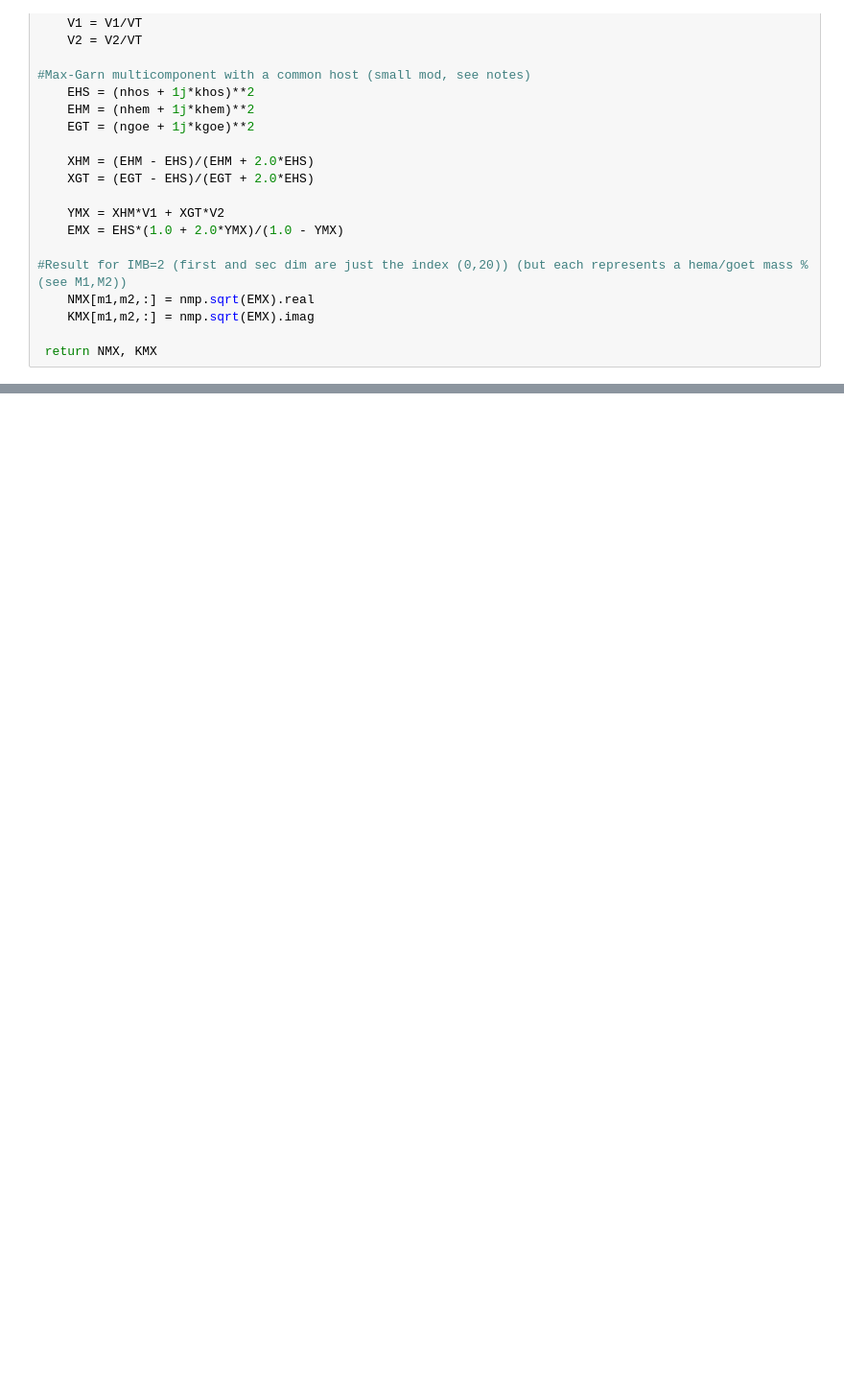
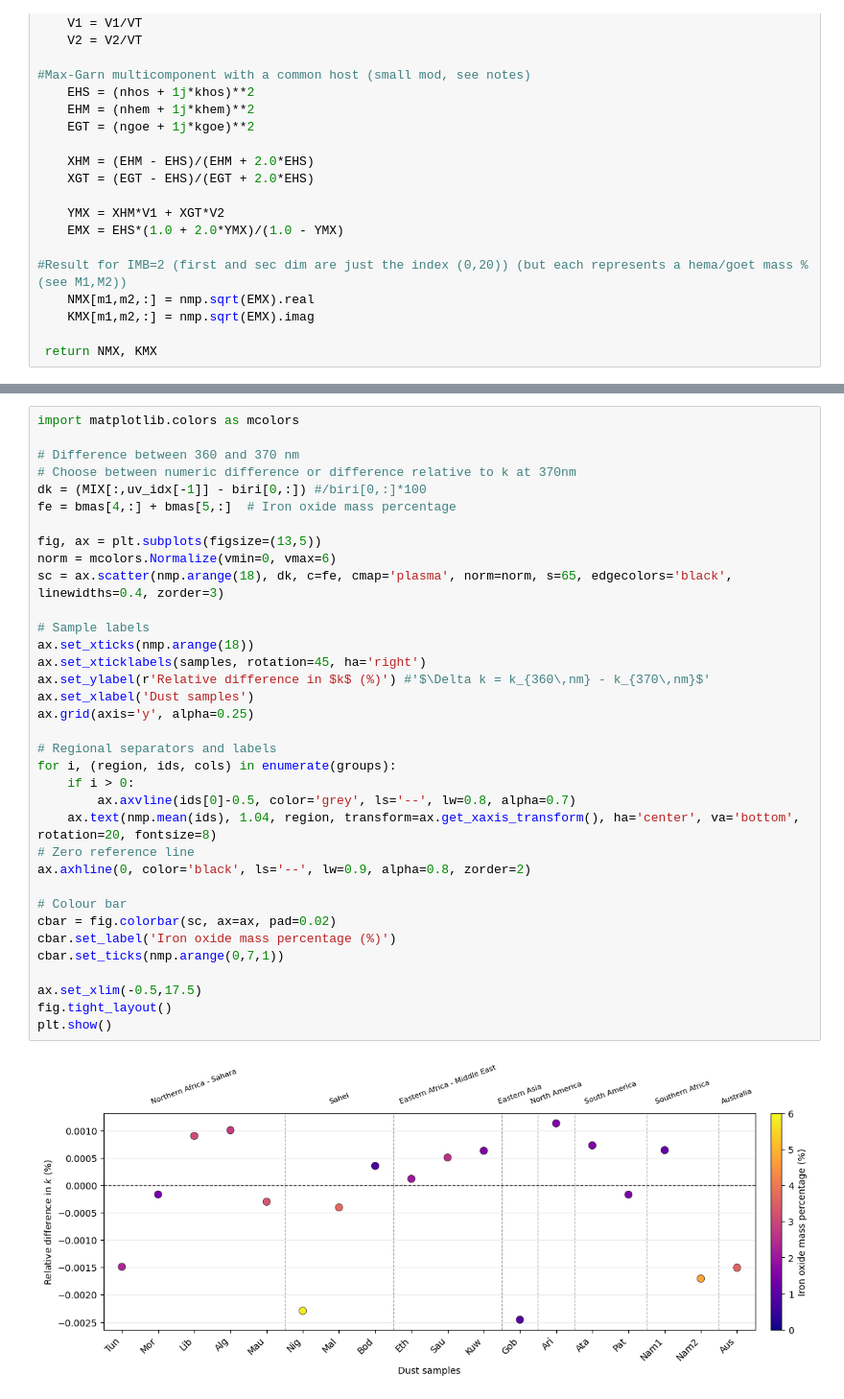
Before and after one commit to mike-wazowski-13/BSC_Secondment, a Jupyter notebook: DB19_k_ext_UV.ipynb, the cells around one changed output, grey strips where cells are left out. Shown at 96% size. Cells and saved outputs as stored; diff of their text form; blank space fills up the shorter version.

```diff
--- a/DB19_k_ext_UV.ipynb
+++ b/DB19_k_ext_UV.ipynb
@@ -567,0 +517,37 @@ Wavelengths [nm]: [320. 330. 340. 350. 360.]
+# %%
+import matplotlib.colors as mcolors
+
+# Difference between 360 and 370 nm
+# Choose between numeric difference or difference relative to k at 370nm
+dk = (MIX[:,uv_idx[-1]] - biri[0,:]) #/biri[0,:]*100
+fe = bmas[4,:] + bmas[5,:]  # Iron oxide mass percentage
+
+fig, ax = plt.subplots(figsize=(13,5))
+norm = mcolors.Normalize(vmin=0, vmax=6)
+sc = ax.scatter(nmp.arange(18), dk, c=fe, cmap='plasma', norm=norm, s=65, edgecolors='black', linewidths=0.4, zorder=3)
+
+# Sample labels
+ax.set_xticks(nmp.arange(18))
+ax.set_xticklabels(samples, rotation=45, ha='right')
+ax.set_ylabel(r'Relative difference in $k$ (%)') #'$\Delta k = k_{360\,nm} - k_{370\,nm}$'
+ax.set_xlabel('Dust samples')
+ax.grid(axis='y', alpha=0.25)
+
+# Regional separators and labels
+for i, (region, ids, cols) in enumerate(groups):
+    if i > 0:
+        ax.axvline(ids[0]-0.5, color='grey', ls='--', lw=0.8, alpha=0.7)
+    ax.text(nmp.mean(ids), 1.04, region, transform=ax.get_xaxis_transform(), ha='center', va='bottom', rotation=20, fontsize=8)
+# Zero reference line
+ax.axhline(0, color='black', ls='--', lw=0.9, alpha=0.8, zorder=2)
+
+# Colour bar
+cbar = fig.colorbar(sc, ax=ax, pad=0.02)
+cbar.set_label('Iron oxide mass percentage (%)')
+cbar.set_ticks(nmp.arange(0,7,1))
+
+ax.set_xlim(-0.5,17.5)
+fig.tight_layout()
+plt.show()
+# %% [output]
+[figure, added]
```
Also changed, not shown: parts of 9 cells of this notebook.
